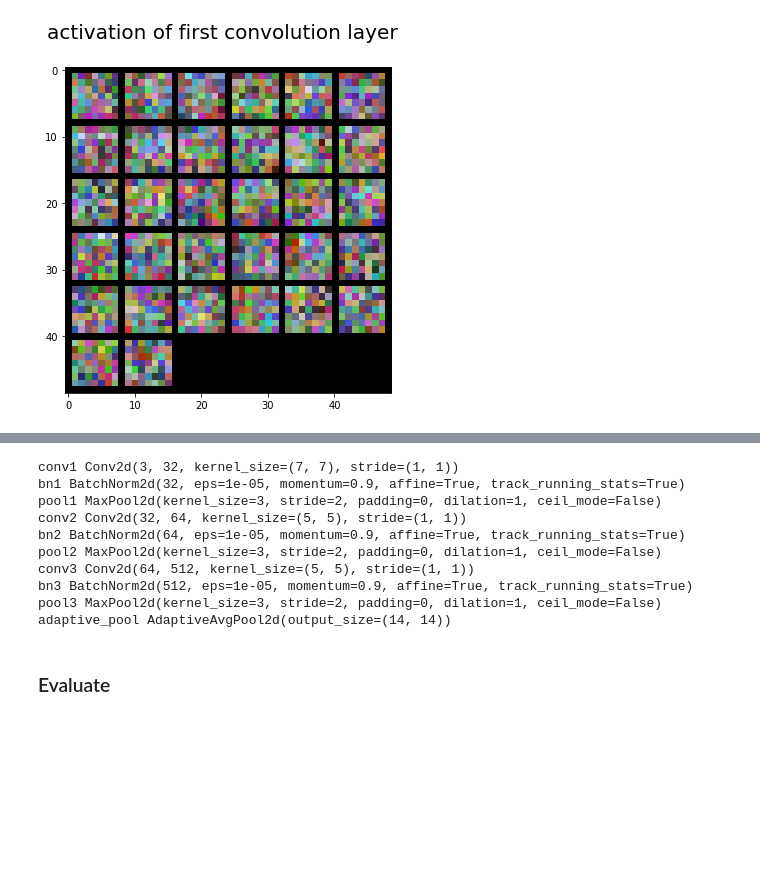
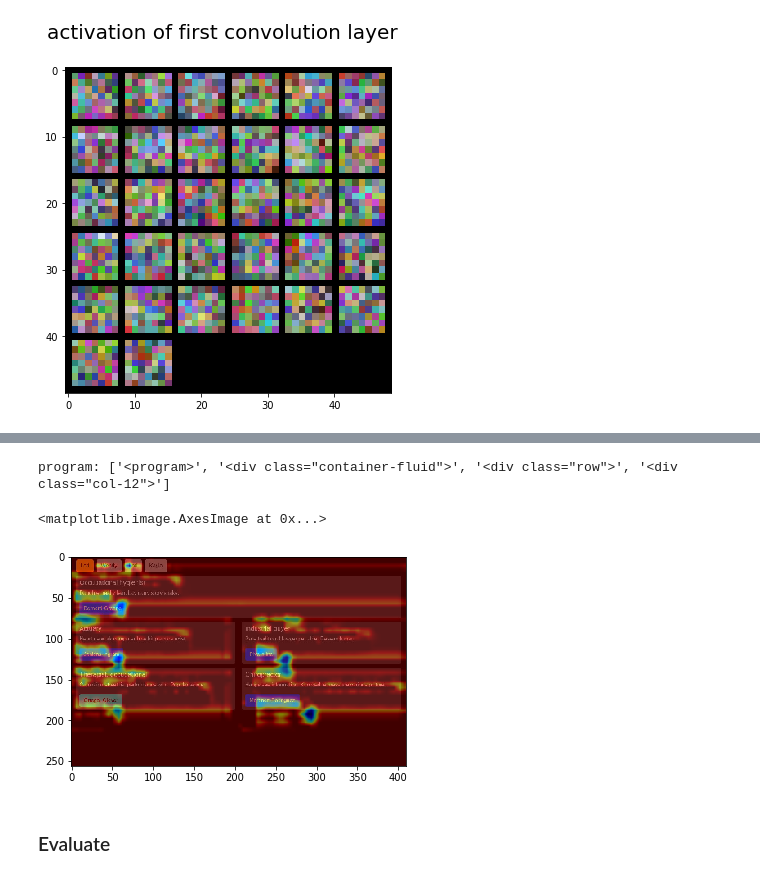
Before and after one commit to binh-vu/sketch2code, a Jupyter notebook: notebooks/s11_supervise_baseline.ipynb, the cells around one changed output, grey strips where cells are left out. Saved outputs shown, nothing was run; the diff lists cells and outputs as text; code cells hidden in the pictures; blank space fills up the shorter version.

```diff
--- a/notebooks/s11_supervise_baseline.ipynb
+++ b/notebooks/s11_supervise_baseline.ipynb
@@ -89,15 +89,3 @@ average length: 105.5504
 images = torch.tensor(images)
 # %% [markdown]
 ### Define the model
-# %%
-imgsize = [images[0].shape[1], images[0].shape[2]]
-print(imgsize)
-for i, s in enumerate(imgsize):
-    s = conv2d_size_out(s, 7, 1)
-    s = pool2d_size_out(s, 3, 2)
-    s = conv2d_size_out(s, 5, 1)
-    s = pool2d_size_out(s, 3, 2)
-    s = conv2d_size_out(s, 5, 1)
-    s = pool2d_size_out(s, 3, 2)
-    imgsize[i] = s
-print(imgsize)
@@ -244,17 +268,18 @@ class EncoderV1Extractor():
-# %%
-for name, module in model.encoder._modules.items():
-    print(name, module)
-# %% [output]
-conv1 Conv2d(3, 32, kernel_size=(7, 7), stride=(1, 1))
-bn1 BatchNorm2d(32, eps=1e-05, momentum=0.9, affine=True, track_running_stats=True)
-pool1 MaxPool2d(kernel_size=3, stride=2, padding=0, dilation=1, ceil_mode=False)
-conv2 Conv2d(32, 64, kernel_size=(5, 5), stride=(1, 1))
-bn2 BatchNorm2d(64, eps=1e-05, momentum=0.9, affine=True, track_running_stats=True)
-pool2 MaxPool2d(kernel_size=3, stride=2, padding=0, dilation=1, ceil_mode=False)
-conv3 Conv2d(64, 512, kernel_size=(5, 5), stride=(1, 1))
-bn3 BatchNorm2d(512, eps=1e-05, momentum=0.9, affine=True, track_running_stats=True)
-pool3 MaxPool2d(kernel_size=3, stride=2, padding=0, dilation=1, ceil_mode=False)
-adaptive_pool AdaptiveAvgPool2d(output_size=(14, 14))
+# %%
+img = images[0].to(device)
+bx, bxlen, sorted_idx = prepare_batch_sentences([train_examples[0].context_tokens[:4]], device=device)
+img = img.view(1, *img.shape).expand(bx.shape[0], *img.shape)
+print('program:', [ivocab[w.item()] for w in bx[0]])
+# %% [output]
+program: ['<program>', '<div class="container-fluid">', '<div class="row">', '<div class="col-12">']
+# %%
+grad_cam = GradCam(model)
+cam = grad_cam(img, bx, bxlen)
+oimg = img[0].detach().cpu().clone().numpy().transpose((1, 2, 0))
+plt.imshow(show_cam_on_image(oimg, cam))
+# %% [output]
+<matplotlib.image.AxesImage at 0x...>
+[figure, added]
 # %% [markdown]
 ### Evaluate
 # %%
```
Also changed, not shown: parts of 11 cells of this notebook, 16 other files.
